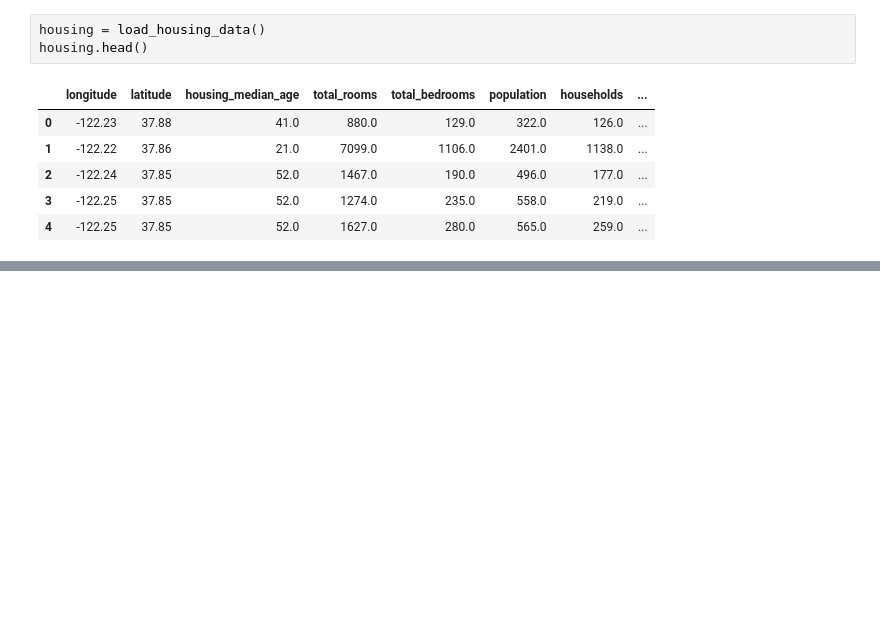
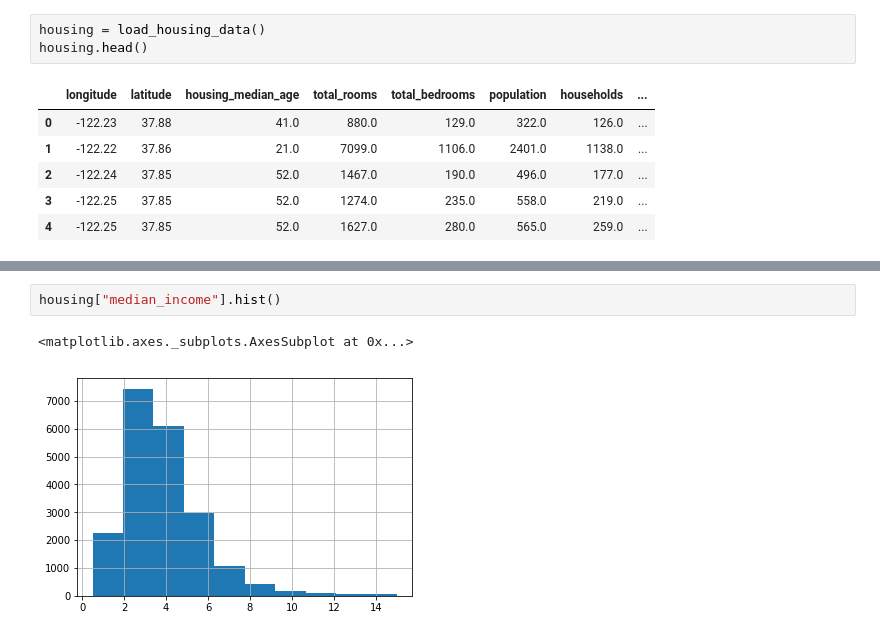
Before and after one commit to gammaseeker/Learning-Python, a Jupyter notebook: End-to-End ML/Housing.ipynb, the cells around one changed output, grey strips where cells are left out. Cells and saved outputs as stored; diff of their text form; blank space fills up the shorter version.

```diff
--- a/End-to-End ML/Housing.ipynb
+++ b/End-to-End ML/Housing.ipynb
@@ -37,0 +126,5 @@ housing.head()
+# %%
+housing["median_income"].hist()
+# %% [output]
+<matplotlib.axes._subplots.AxesSubplot at 0x...>
+[figure, added]
```
Also changed, not shown: parts of 11 cells of this notebook.
